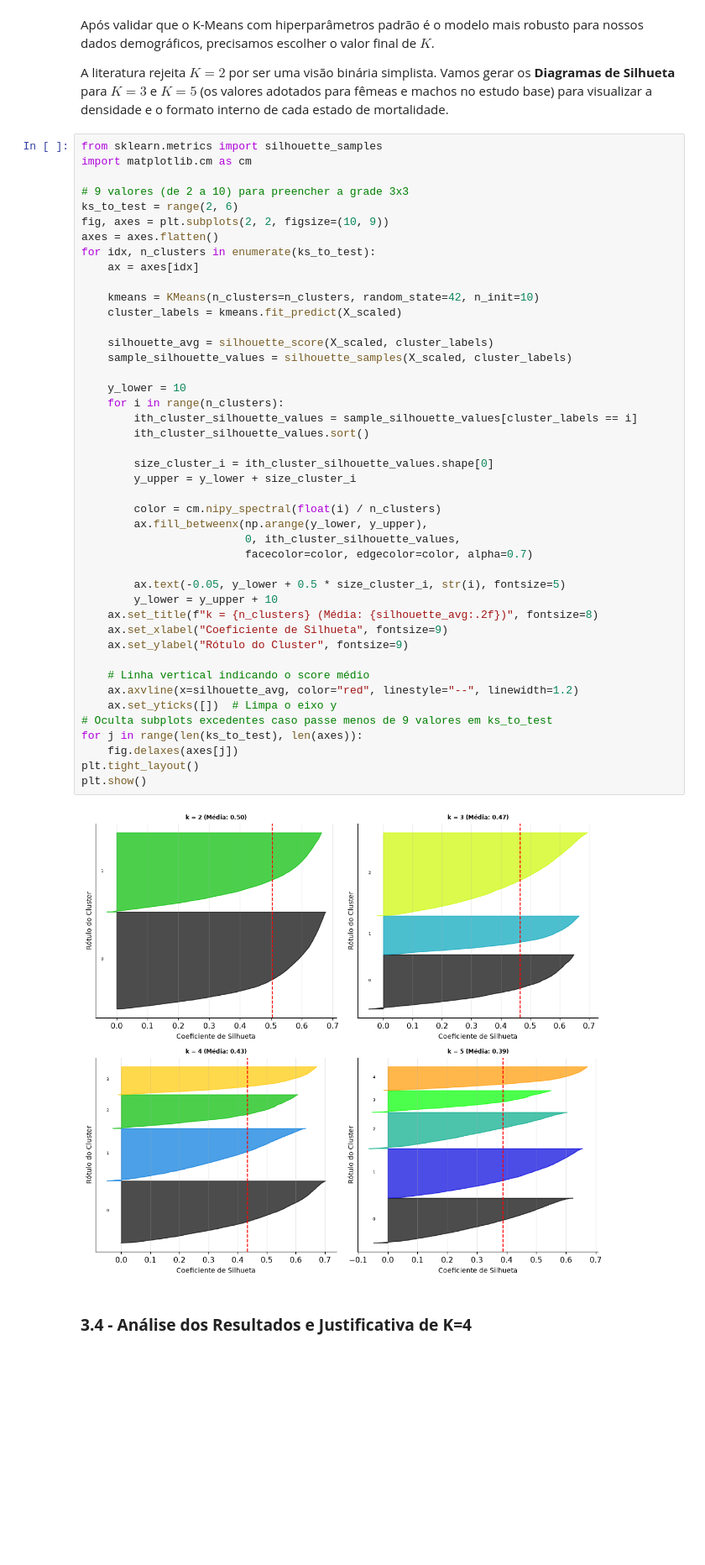
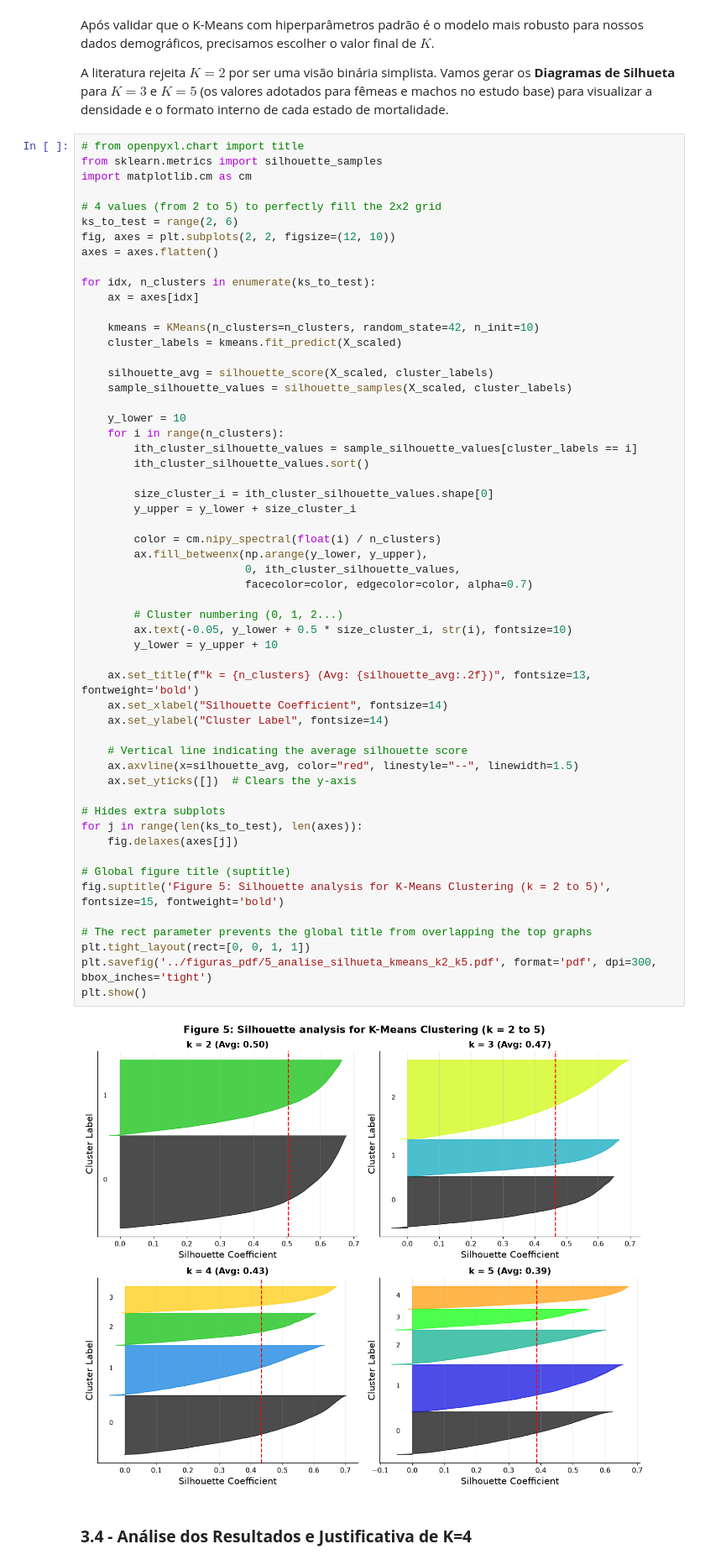
Before and after one commit to CAIO-LIMA-37/Dataquest-VeroData, a Jupyter notebook: notebooks/03_modelagem_estados_mortalidade.ipynb, the cells around one changed output. Shown at 84% size. Drawn from its saved outputs; the diff is of its cells as text; blank space fills up the shorter version.

```diff
--- a/notebooks/03_modelagem_estados_mortalidade.ipynb
+++ b/notebooks/03_modelagem_estados_mortalidade.ipynb
@@ -159,51 +162,62 @@ Após validar que o K-Means com hiperparâmetros padrão é o modelo mais robust
 
 A literatura rejeita $K=2$ por ser uma visão binária simplista. Vamos gerar os **Diagramas de Silhueta** para $K=3$ e $K=5$ (os valores adotados para fêmeas e machos no estudo base) para visualizar a densidade e o formato interno de cada estado de mortalidade.
 # %%
+# from openpyxl.chart import title
 from sklearn.metrics import silhouette_samples
 import matplotlib.cm as cm
 
-# 9 valores (de 2 a 10) para preencher a grade 3x3
+# 4 values (from 2 to 5) to perfectly fill the 2x2 grid
 ks_to_test = range(2, 6)
-fig, axes = plt.subplots(2, 2, figsize=(10, 9))
+fig, axes = plt.subplots(2, 2, figsize=(12, 10))
 axes = axes.flatten()
+
 for idx, n_clusters in enumerate(ks_to_test):
     ax = axes[idx]
 
     kmeans = KMeans(n_clusters=n_clusters, random_state=42, n_init=10)
     cluster_labels = kmeans.fit_predict(X_scaled)
 
     silhouette_avg = silhouette_score(X_scaled, cluster_labels)
     sample_silhouette_values = silhouette_samples(X_scaled, cluster_labels)
 
     y_lower = 10
     for i in range(n_clusters):
         ith_cluster_silhouette_values = sample_silhouette_values[cluster_labels == i]
         ith_cluster_silhouette_values.sort()
 
         size_cluster_i = ith_cluster_silhouette_values.shape[0]
         y_upper = y_lower + size_cluster_i
 
         color = cm.nipy_spectral(float(i) / n_clusters)
         ax.fill_betweenx(np.arange(y_lower, y_upper),
                          0, ith_cluster_silhouette_values,
                          facecolor=color, edgecolor=color, alpha=0.7)
 
-        ax.text(-0.05, y_lower + 0.5 * size_cluster_i, str(i), fontsize=5)
+        # Cluster numbering (0, 1, 2...)
+        ax.text(-0.05, y_lower + 0.5 * size_cluster_i, str(i), fontsize=10)
         y_lower = y_upper + 10
-    ax.set_title(f"k = {n_clusters} (Média: {silhouette_avg:.2f})", fontsize=8)
-    ax.set_xlabel("Coeficiente de Silhueta", fontsize=9)
-    ax.set_ylabel("Rótulo do Cluster", fontsize=9)
 
-    # Linha vertical indicando o score médio
-    ax.axvline(x=silhouette_avg, color="red", linestyle="--", linewidth=1.2)
-    ax.set_yticks([])  # Limpa o eixo y
-# Oculta subplots excedentes caso passe menos de 9 valores em ks_to_test
+    ax.set_title(f"k = {n_clusters} (Avg: {silhouette_avg:.2f})", fontsize=13, fontweight='bold')
+    ax.set_xlabel("Silhouette Coefficient", fontsize=14)
+    ax.set_ylabel("Cluster Label", fontsize=14)
+
+    # Vertical line indicating the average silhouette score
+    ax.axvline(x=silhouette_avg, color="red", linestyle="--", linewidth=1.5)
+    ax.set_yticks([])  # Clears the y-axis
+
+# Hides extra subplots
 for j in range(len(ks_to_test), len(axes)):
     fig.delaxes(axes[j])
-plt.tight_layout()
+
+# Global figure title (suptitle)
+fig.suptitle('Figure 5: Silhouette analysis for K-Means Clustering (k = 2 to 5)', fontsize=15, fontweight='bold')
+
+# The rect parameter prevents the global title from overlapping the top graphs
+plt.tight_layout(rect=[0, 0, 1, 1])
+plt.savefig('../figuras_pdf/5_analise_silhueta_kmeans_k2_k5.pdf', format='pdf', dpi=300, bbox_inches='tight')
 plt.show()
 # %% [output]
-[figure, old version]
+[figure, new version]
 # %% [markdown]
 ### **3.4 - Análise dos Resultados e Justificativa de K=4**
 # %% [markdown]
```
Also changed, not shown: parts of 1 cell of this notebook, 4 other files.
